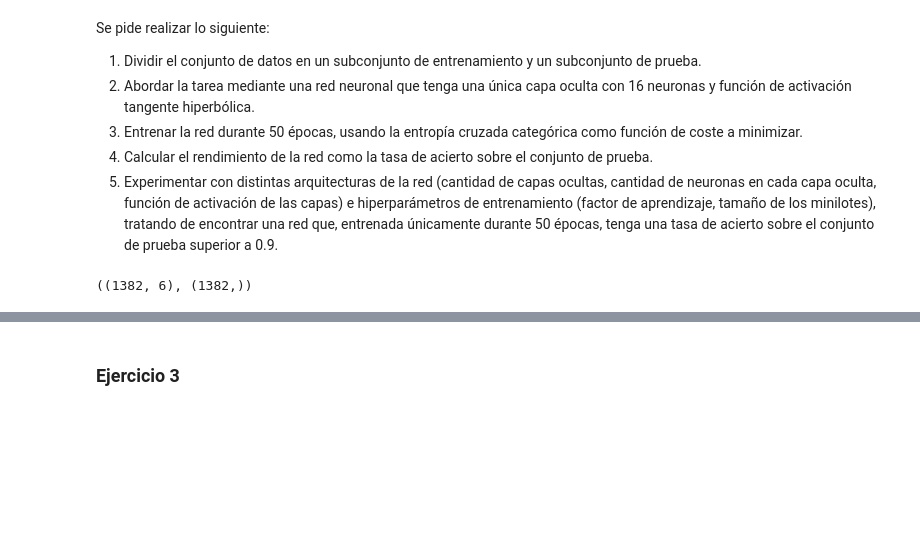
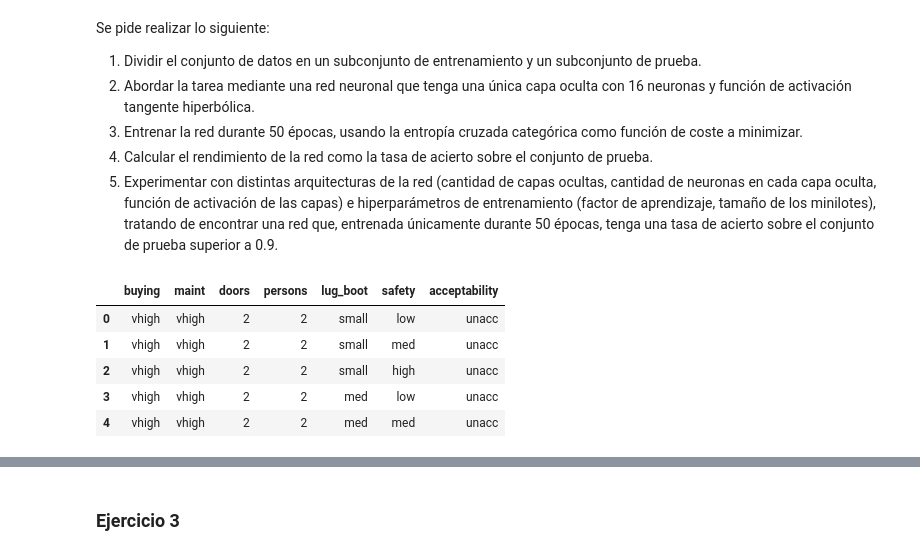
Before and after one commit to juanantoniofr/ETSII_IA, a Jupyter notebook: laboratorio/Practica_2/Redes neuronales/Ejercicios_propuestos.ipynb, the cells around one changed output, grey strips where cells are left out. Drawn from its saved outputs; the diff is of its cells as text; code cells hidden in the pictures; blank space fills up the shorter version.

```diff
--- a/laboratorio/Practica_2/Redes neuronales/Ejercicios_propuestos.ipynb
+++ b/laboratorio/Practica_2/Redes neuronales/Ejercicios_propuestos.ipynb
@@ -319,20 +319,43 @@ Se pide realizar lo siguiente:
 # %%
 # 1. Dividir el conjunto de datos en Subconjunto de entrenamiento y prueba.
 ## -- Leer fichero
 import pandas as pd
 dataset = pd.read_csv('cars.csv')
 dataset.head()
 ## -- Separar atributos y objetivo
-atributos = dataset.iloc[:, :-1]
-objetivo = dataset['acceptability']
-(atributos, objetivo)
+X = dataset.iloc[:, :-1]
+y = dataset['acceptability']
 ## -- Divididir entrenamiento y prueba
 from sklearn.model_selection import train_test_split
-X_train, X_test, y_train, y_test = train_test_split(atributos, objetivo, test_size=0.2, stratify=objetivo)
+X_train, X_test, y_train_raw, y_test_raw = train_test_split(X, y, test_size=0.2, stratify=objetivo)
 
-X_train.shape, y_train.shape
+# Codificar atributos categóricos
+from sklearn.compose import ColumnTransformer
+from sklearn.preprocessing import OneHotEncoder, LabelEncoder
+ct = ColumnTransformer(
+    transformers=[
+        ("discretize", OneHotEncoder(handle_unknown="ignore"), X.columns)
+    ]
+)
+
+X_train = ct.fit_transform(X_train)
+X_test = ct.transform(X_test)
+
+# Codificar la clase
+le = LabelEncoder()
+y_train = le.fit_transform(y_train_raw)
+y_test = le.transform(y_test_raw)
+
+
+
+dataset.head()
 # %% [output]
-((1382, 6), (1382,))
+|  | buying | maint | doors | persons | lug_boot | safety | acceptability |
+| 0 | vhigh | vhigh | 2 | 2 | small | low | unacc |
+| 1 | vhigh | vhigh | 2 | 2 | small | med | unacc |
+| 2 | vhigh | vhigh | 2 | 2 | small | high | unacc |
+| 3 | vhigh | vhigh | 2 | 2 | med | low | unacc |
+| 4 | vhigh | vhigh | 2 | 2 | med | med | unacc |
 # %%
 # 2. Red neuronal de una única capa de 16 neuronas y función de activación tangente hiperbólica
 from keras import Sequential, Input
```
Also changed, not shown: parts of 2 cells of this notebook, 2 other files.
